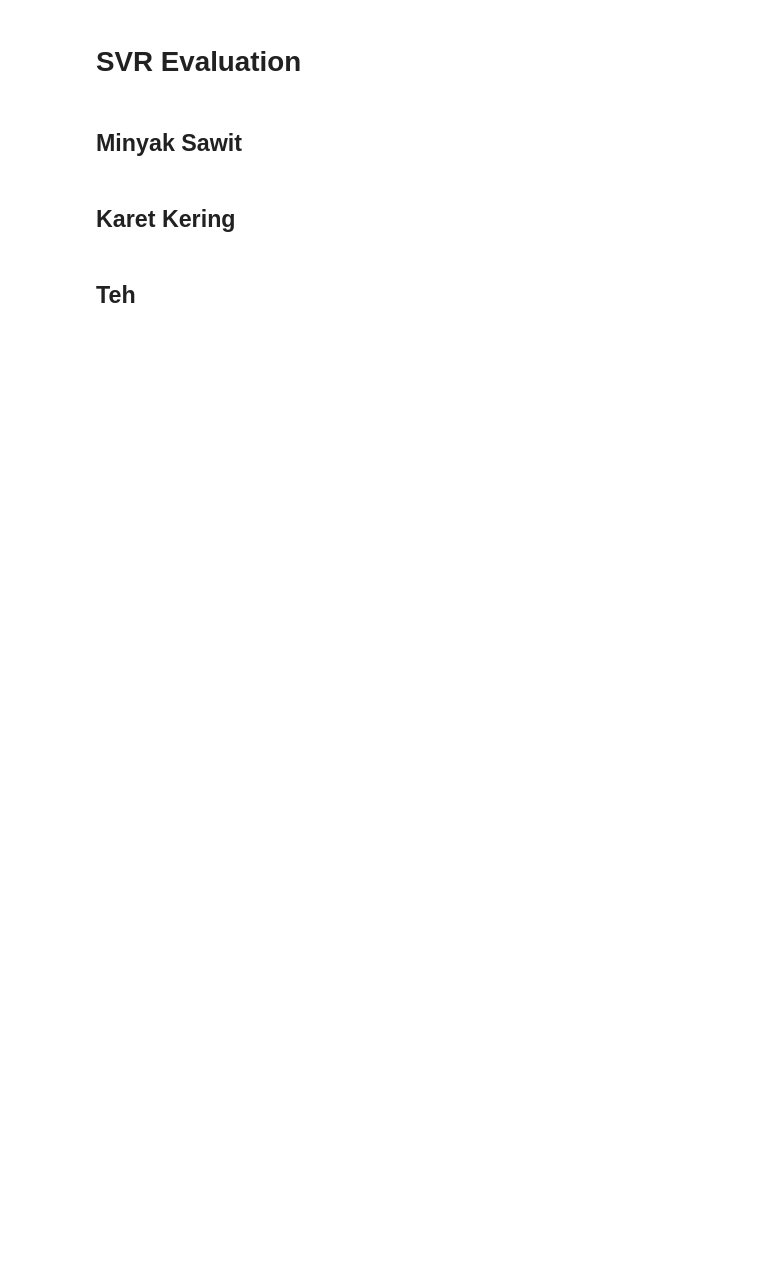
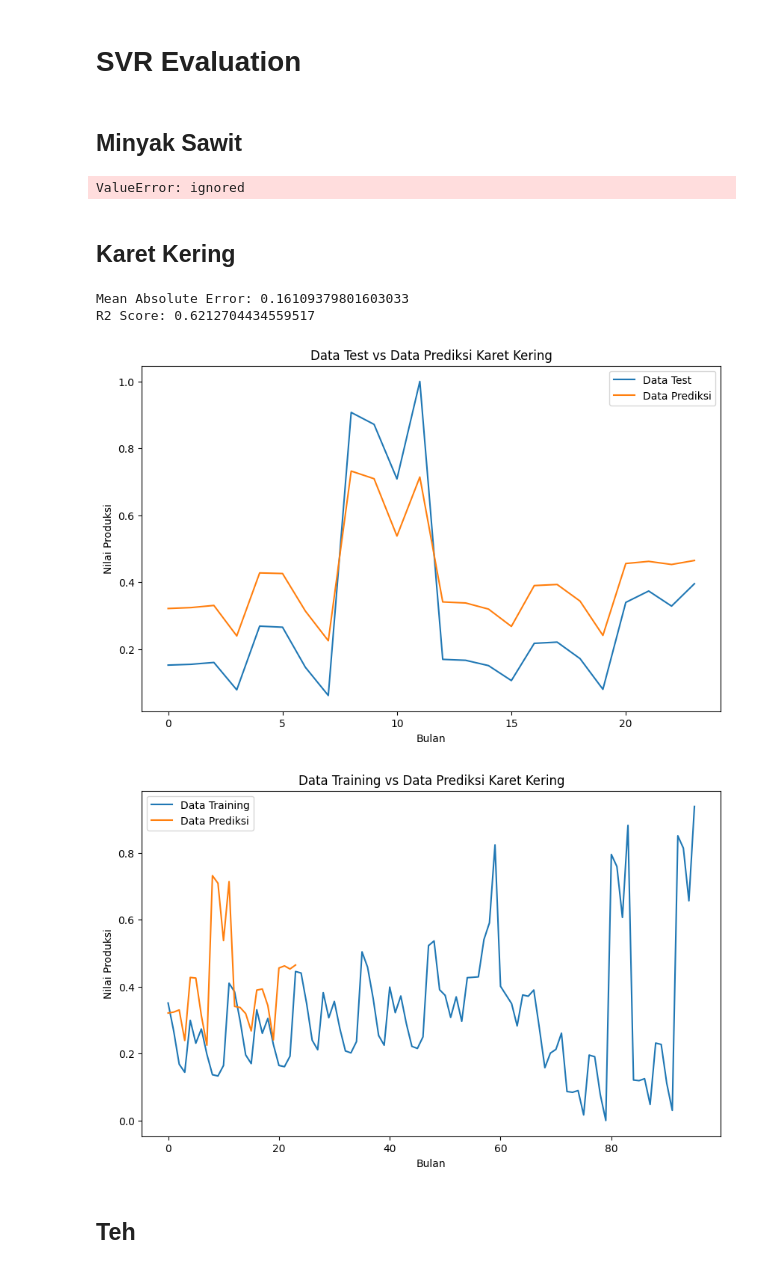
Before and after one commit to bayuik/cropForecastingProduction, a Jupyter notebook: cropForecastingProduction.ipynb, the cells around one changed output. Drawn from its saved outputs; the diff is of its cells as text; code cells hidden in the pictures; blank space fills up the shorter version.

```diff
--- a/cropForecastingProduction.ipynb
+++ b/cropForecastingProduction.ipynb
@@ -156,12 +157,3 @@ def model_lstm(data, attribute_name):
-# %%
-def model_svr(data, attribute_name):
-  X_train, X_test = split_data(data)
-  model = make_pipeline(MinMaxScaler(), SVR(C=1.0, epsilon=0.2))
-  model.fit(X_train.reshape(-1,1), X_train.reshape(-1,1))
-  y_pred = model.predict(X_test.reshape(-1,1))
-
-  generate_mae_r2(X_test, y_pred)
-  generate_plot(X_test, y_pred)
 # %% [markdown]
 # LSTM Evaluation
 # %% [markdown]
@@ -189,13 +190,30 @@ model_lstm(teh, 'Teh')
+# %%
+def model_svr(data, attribute_name, split_percentage=0.8, c=1.0, gamma='scale'):
+  X_train, X_test = split_data(data, split_percentage)
+  model = make_pipeline(MinMaxScaler(), SVR(C=c, epsilon=0.2, gamma=gamma))
+  model.fit(X_train.reshape(-1,1), X_train.reshape(-1,1))
+  y_pred = model.predict(scaler.transform(X_test.reshape(-1,1)))
+
+  generate_mae_r2(X_test, y_pred)
+  generate_plot(X_test, y_pred, 'Data Test', 'Data Prediksi',attribute_name)
+  generate_plot(X_train, y_pred, 'Data Training', 'Data Prediksi', attribute_name)
 # %% [markdown]
 # SVR Evaluation
 # %% [markdown]
 ## Minyak Sawit
 # %%
-model_svr(minyak_sawit, 'Minyak Sawit')
+model_svr(minyak_sawit, 'Minyak Sawit', 0.8, 1.0 ,'scale')
+# %% [output]
+ValueError: ignored
 # %% [markdown]
 ## Karet Kering
 # %%
-model_svr(karet_kering, 'Karet Kering')
+model_svr(karet_kering, 'Karet Kering', 0.8, 1.0 ,'scale')
+# %% [output]
+Mean Absolute Error: 0.16109379801603033
+R2 Score: 0.6212704434559517
+[figure, added]
+[figure, added]
 # %% [markdown]
 ## Teh
 # %%
```
Also changed, not shown: parts of 9 cells of this notebook.
